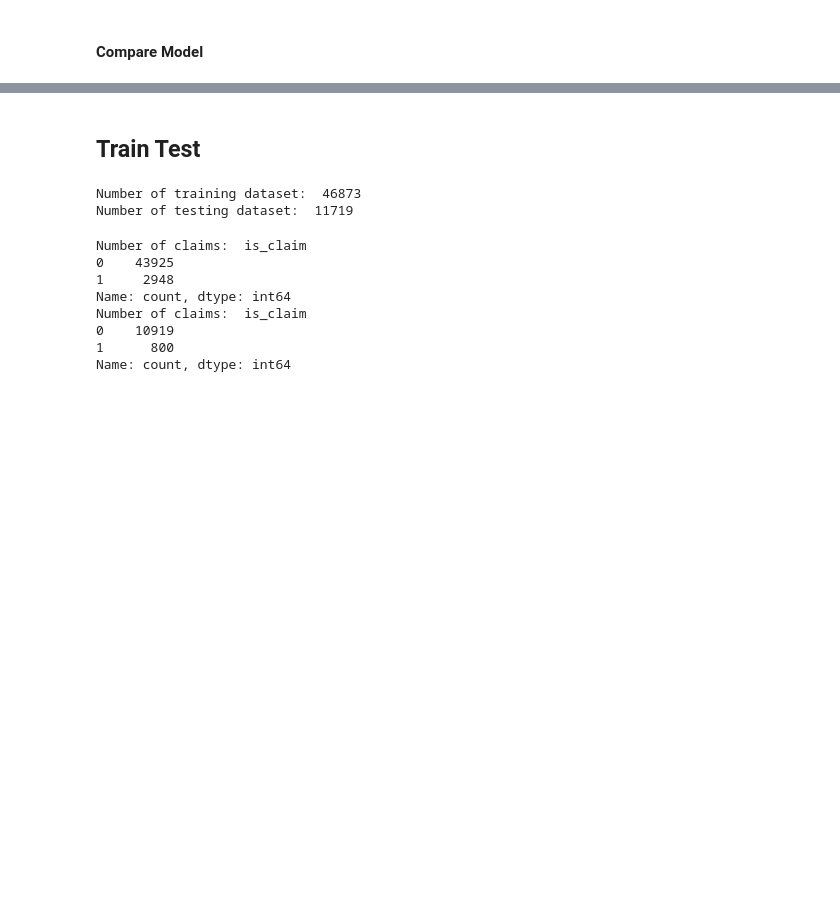
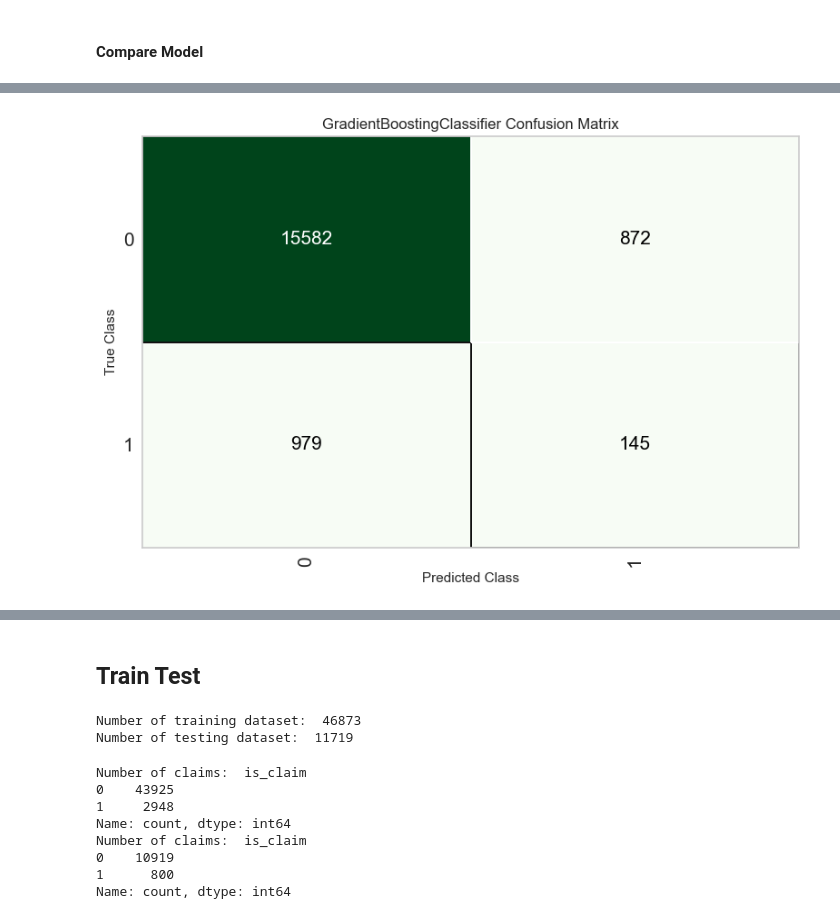
Before and after one commit to AI-13/Car-Insurance-Claim-Prediction, a Jupyter notebook: Car Insurance Claim Modelling 1.ipynb, the cells around one changed output, grey strips where cells are left out. Saved outputs shown, nothing was run; the diff lists cells and outputs as text; code cells hidden in the pictures; blank space fills up the shorter version.

```diff
--- a/Car Insurance Claim Modelling 1.ipynb
+++ b/Car Insurance Claim Modelling 1.ipynb
@@ -781,0 +734,4 @@ GradientBoostingClassifier(ccp_alpha=0.0, criterion='friedman_mse', init=None,
+# %%
+# plot confusion matrix
+plot_model(output, plot = 'confusion_matrix')
+# %% [output]
@@ -781,0 +739 @@ GradientBoostingClassifier(ccp_alpha=0.0, criterion='friedman_mse', init=None,
+[figure, added]
```
Also changed, not shown: parts of 47 cells of this notebook, 1 other file.
